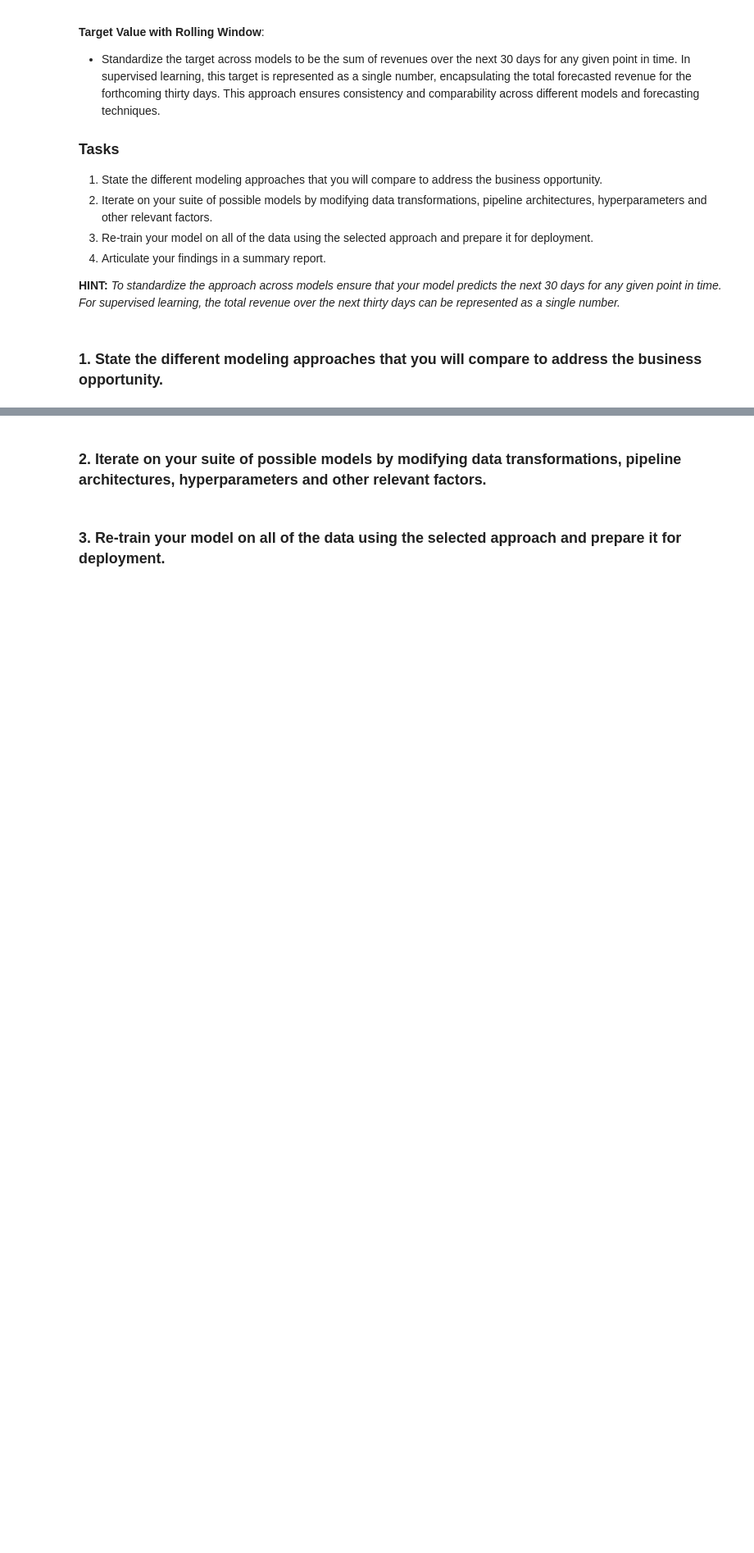
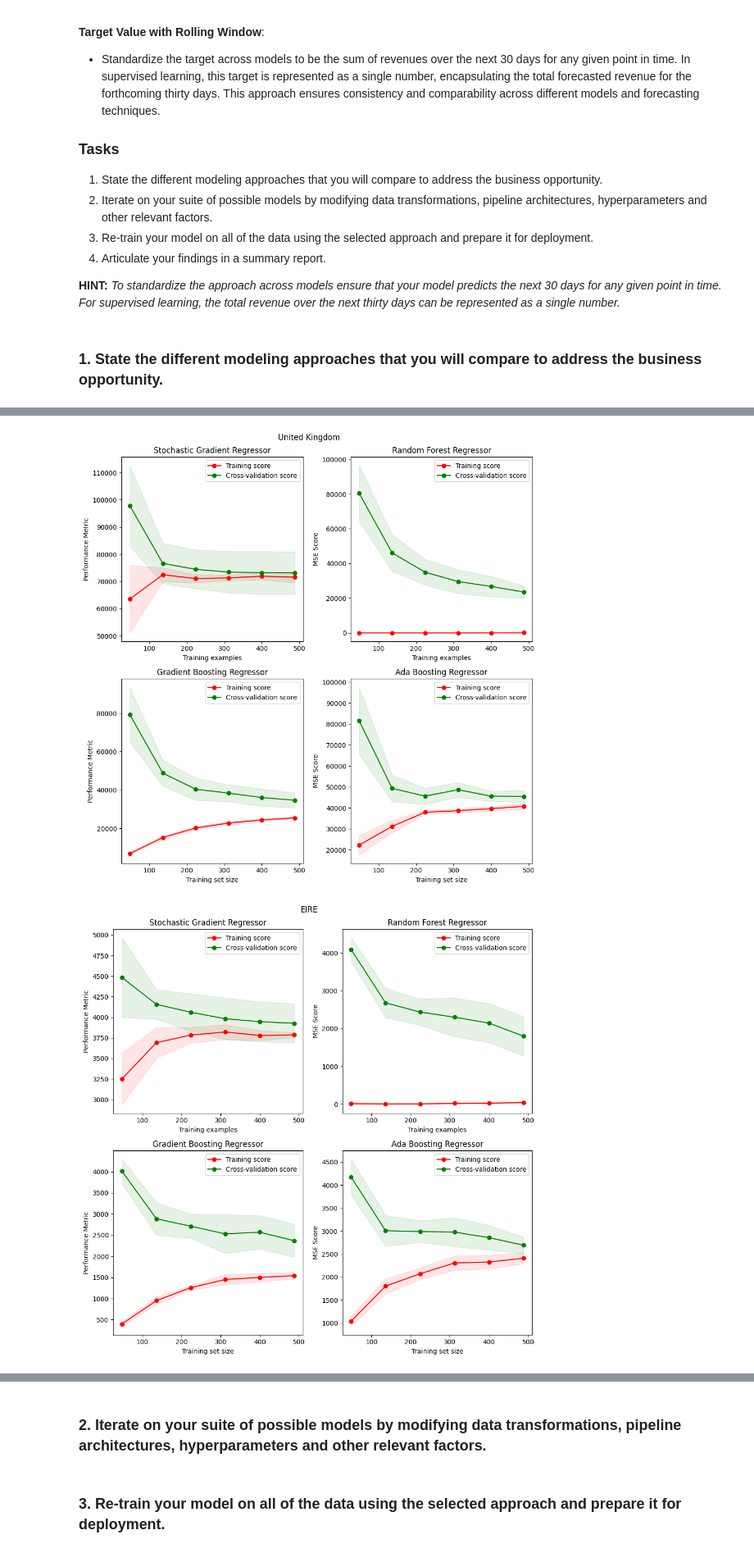
Before and after one commit to 6760525/ibm, a Jupyter notebook: capstone_part_2.ipynb, the cells around one changed output, grey strips where cells are left out. Shown at 82% size. Drawn from its saved outputs; the diff is of its cells as text; code cells hidden in the pictures; blank space fills up the shorter version.

Commit message:
modeling wip

```diff
--- a/capstone_part_2.ipynb
+++ b/capstone_part_2.ipynb
@@ -89,0 +282,31 @@ ds.sample(6)
+# %%
+# Train models for each country
+for country in ds['country'].unique():
+    models = init_models.copy()
+
+    temp = ds[ds['country'] == country]
+    X = temp.iloc[:, 1:-2]
+    y = temp['revenue_p30D']
+
+    X_train, X_valid, y_train, y_valid = train_test_split(X, y, test_size=0.2, shuffle=True, random_state=42)
+
+    for model in models:
+        pipe = Pipeline(steps=[('scaler', StandardScaler()),
+                               ('reg', models[model]['regressor'])])
+
+        grid = GridSearchCV(
+                        pipe,
+                        param_grid=models[model]['params'],
+                        scoring='neg_mean_squared_error',
+                        cv=5,
+                        n_jobs=-1,
+                        return_train_score=True)
+
+        grid.fit(X_train, y_train)
+
+        models[model]['grid'] = grid
+
+    create_learning_curves(X, y, models, country)
+# %% [output]
+[figure, added]
+[figure, added]
```
Also changed, not shown: parts of 13 cells of this notebook, 22 other files.
